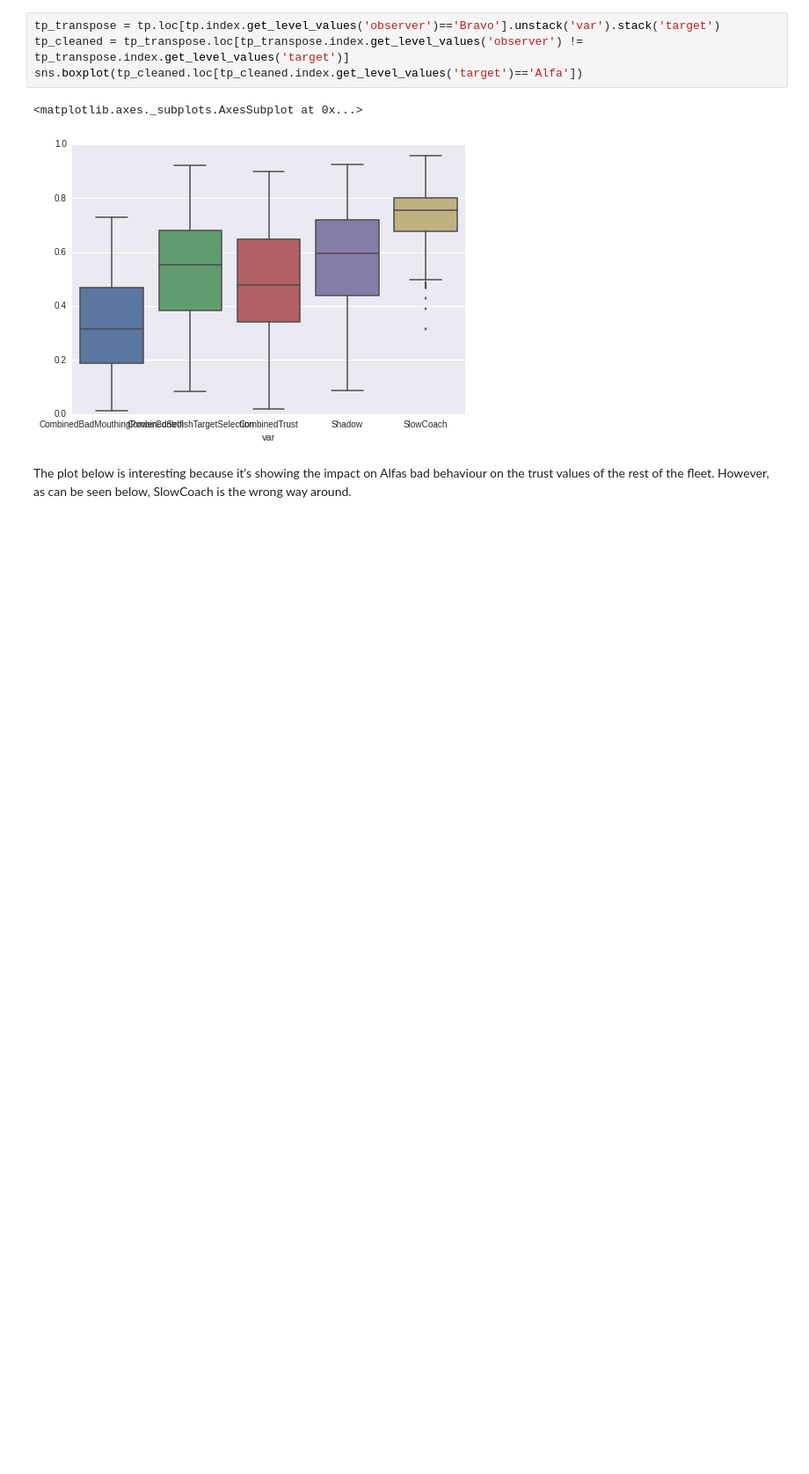
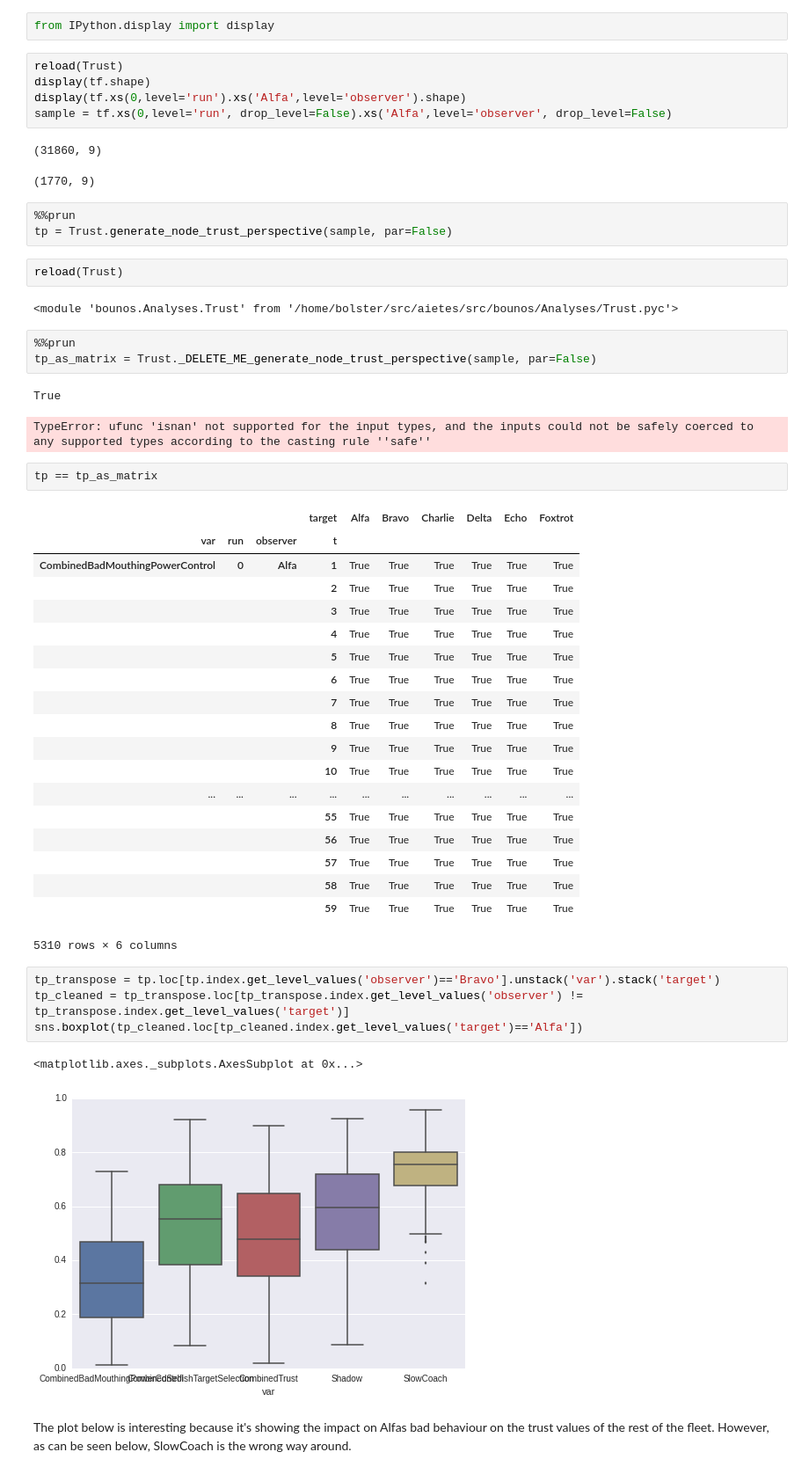
Before and after one commit to andrewbolster/aietes, a Jupyter notebook: scripts/notebooks/AIETES/Comparing Joint Behaviour Weights.ipynb, the cells around one changed output. Shown at 88% size. Saved outputs shown, nothing was run; the diff lists cells and outputs as text; blank space fills up the shorter version.

```diff
--- a/scripts/notebooks/AIETES/Comparing Joint Behaviour Weights.ipynb
+++ b/scripts/notebooks/AIETES/Comparing Joint Behaviour Weights.ipynb
@@ -11,3 +11,48 @@ tp = Trust.generate_node_trust_perspective(ctrl_store.trust)
+# %%
+from IPython.display import display
+# %%
+reload(Trust)
+display(tf.shape)
+display(tf.xs(0,level='run').xs('Alfa',level='observer').shape)
+sample = tf.xs(0,level='run', drop_level=False).xs('Alfa',level='observer', drop_level=False)
+# %% [output]
+(31860, 9)
+(1770, 9)
+# %%
+%%prun
+tp = Trust.generate_node_trust_perspective(sample, par=False)
+# %%
+reload(Trust)
+# %% [output]
+<module 'bounos.Analyses.Trust' from '/home/bolster/src/aietes/src/bounos/Analyses/Trust.pyc'>
+# %%
+%%prun
+tp_as_matrix = Trust._DELETE_ME_generate_node_trust_perspective(sample, par=False)
+# %% [output]
+True
+TypeError: ufunc 'isnan' not supported for the input types, and the inputs could not be safely coerced to any supported types according to the casting rule ''safe''
+# %%
+tp == tp_as_matrix
+# %% [output]
+|  |  |  | target | Alfa | Bravo | Charlie | Delta | Echo | Foxtrot |
+| var | run | observer | t |  |  |  |  |  |  |
+| CombinedBadMouthingPowerControl | 0 | Alfa | 1 | True | True | True | True | True | True |
+|  |  |  | 2 | True | True | True | True | True | True |
+|  |  |  | 3 | True | True | True | True | True | True |
+|  |  |  | 4 | True | True | True | True | True | True |
+|  |  |  | 5 | True | True | True | True | True | True |
+|  |  |  | 6 | True | True | True | True | True | True |
+|  |  |  | 7 | True | True | True | True | True | True |
+|  |  |  | 8 | True | True | True | True | True | True |
+|  |  |  | 9 | True | True | True | True | True | True |
+|  |  |  | 10 | True | True | True | True | True | True |
+| ... | ... | ... | ... | ... | ... | ... | ... | ... | ... |
+|  |  |  | 55 | True | True | True | True | True | True |
+|  |  |  | 56 | True | True | True | True | True | True |
+|  |  |  | 57 | True | True | True | True | True | True |
+|  |  |  | 58 | True | True | True | True | True | True |
+|  |  |  | 59 | True | True | True | True | True | True |
+5310 rows × 6 columns
 # %%
 tp_transpose = tp.loc[tp.index.get_level_values('observer')=='Bravo'].unstack('var').stack('target')
 tp_cleaned = tp_transpose.loc[tp_transpose.index.get_level_values('observer') != tp_transpose.index.get_level_values('target')]
```
Also changed, not shown: parts of 1 cell of this notebook, 7 other files.
